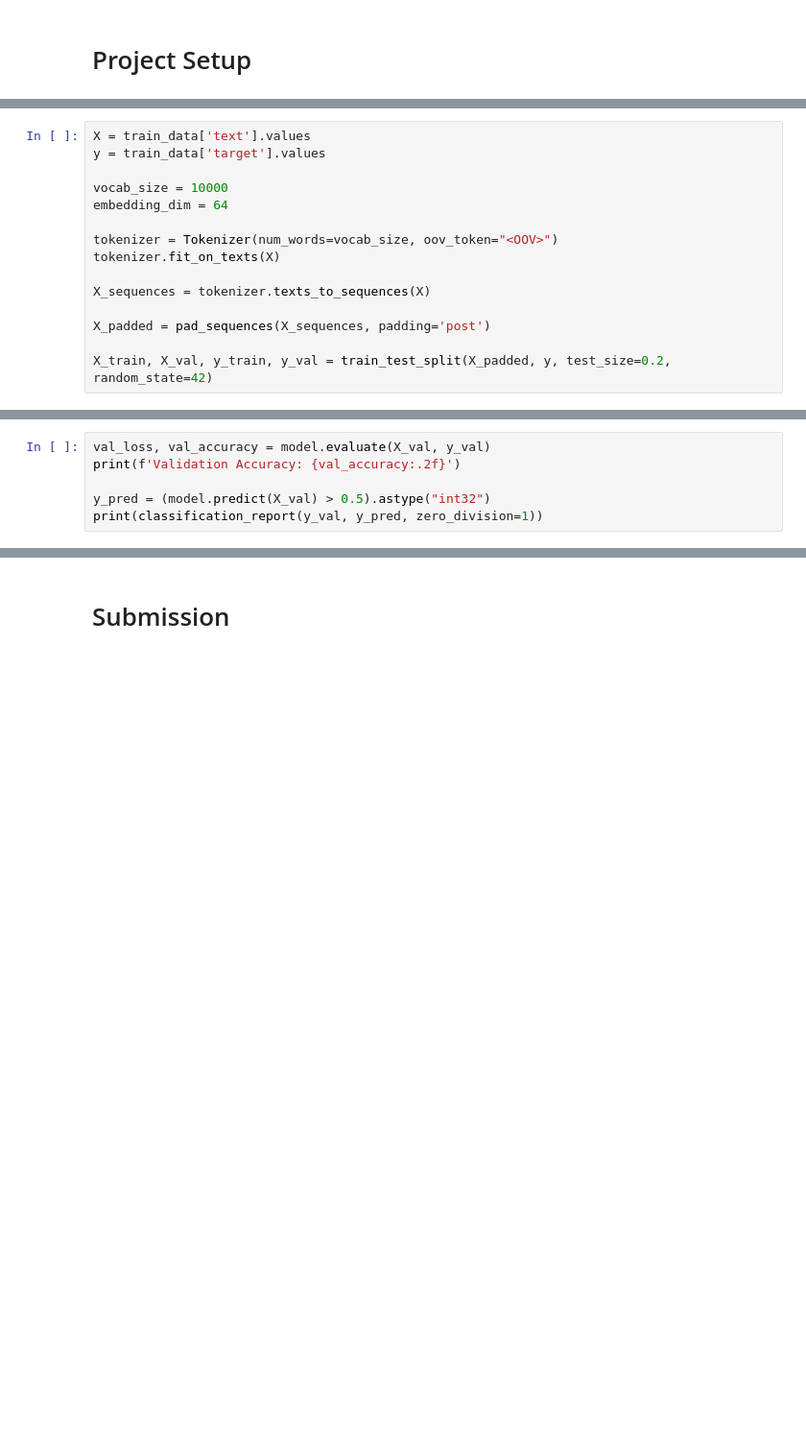
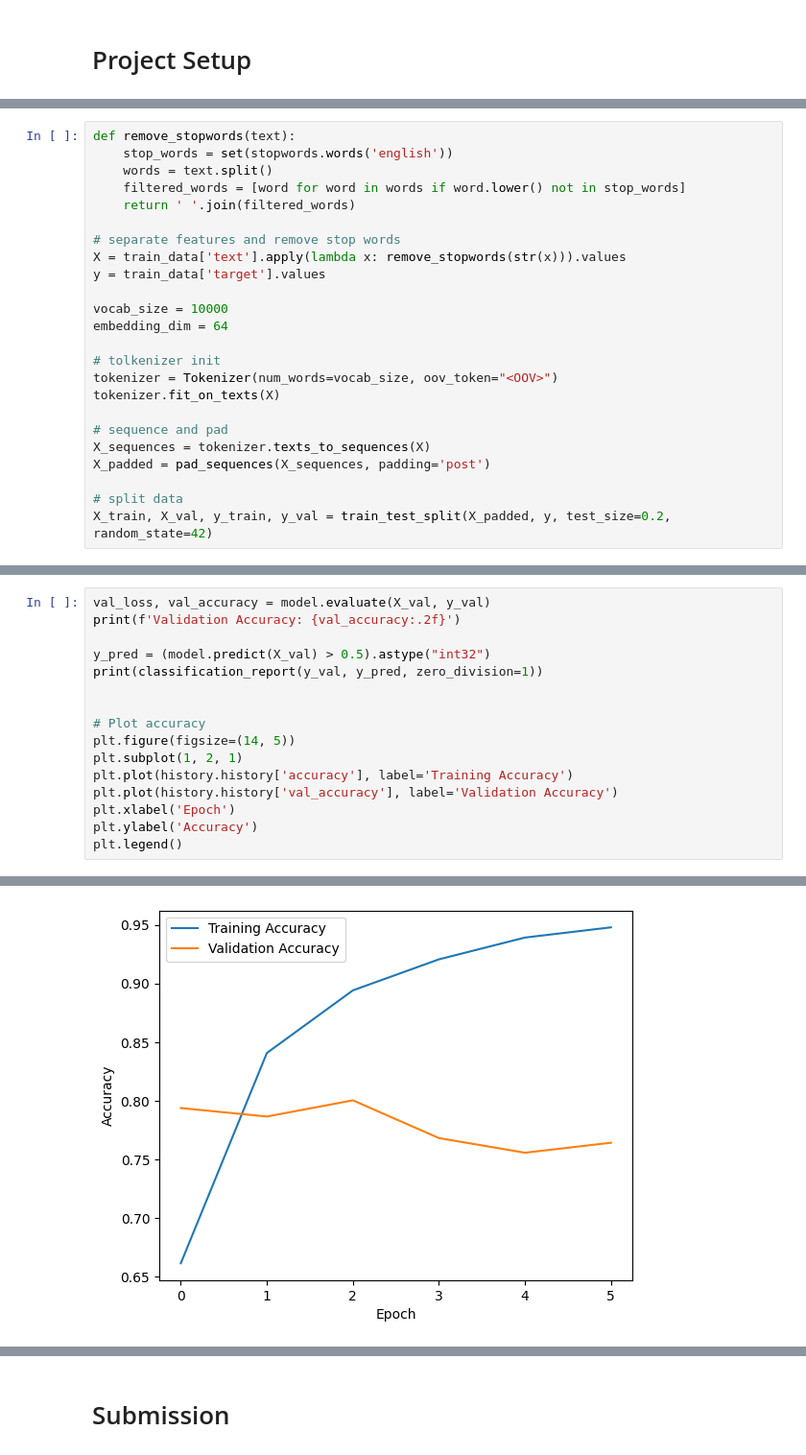
Before and after one commit to brwi2400/Natural-Language-Processing-with-Disaster-Tweets, a Jupyter notebook: natural-language-processing-with-disaster-tweets.ipynb, the cells around one changed output, grey strips where cells are left out. Shown: that part at 96% size. Cells and saved outputs as stored; diff of their text form; blank space fills up the shorter version.

```diff
--- a/natural-language-processing-with-disaster-tweets.ipynb
+++ b/natural-language-processing-with-disaster-tweets.ipynb
@@ -93,16 +100,25 @@ target        0    0.000000
 # %%
-X = train_data['text'].values
+def remove_stopwords(text):
+    stop_words = set(stopwords.words('english'))
+    words = text.split()
+    filtered_words = [word for word in words if word.lower() not in stop_words]
+    return ' '.join(filtered_words)
+
+# separate features and remove stop words
+X = train_data['text'].apply(lambda x: remove_stopwords(str(x))).values
 y = train_data['target'].values
 
 vocab_size = 10000
 embedding_dim = 64
 
+# tolkenizer init
 tokenizer = Tokenizer(num_words=vocab_size, oov_token="<OOV>")
 tokenizer.fit_on_texts(X)
 
+# sequence and pad
 X_sequences = tokenizer.texts_to_sequences(X)
-
 X_padded = pad_sequences(X_sequences, padding='post')
 
+# split data
 X_train, X_val, y_train, y_val = train_test_split(X_padded, y, test_size=0.2, random_state=42)
 # %% [markdown]
@@ -166,4 +224,14 @@ print(f'Validation Accuracy: {val_accuracy:.2f}')
 
 y_pred = (model.predict(X_val) > 0.5).astype("int32")
 print(classification_report(y_val, y_pred, zero_division=1))
+
+
+# Plot accuracy
+plt.figure(figsize=(14, 5))
+plt.subplot(1, 2, 1)
+plt.plot(history.history['accuracy'], label='Training Accuracy')
+plt.plot(history.history['val_accuracy'], label='Validation Accuracy')
+plt.xlabel('Epoch')
+plt.ylabel('Accuracy')
+plt.legend()
 # %% [output]
@@ -180,0 +250 @@ weighted avg       0.82      0.82      0.82      1523
+[figure, added]
```
Also changed, not shown: parts of 15 cells of this notebook.
